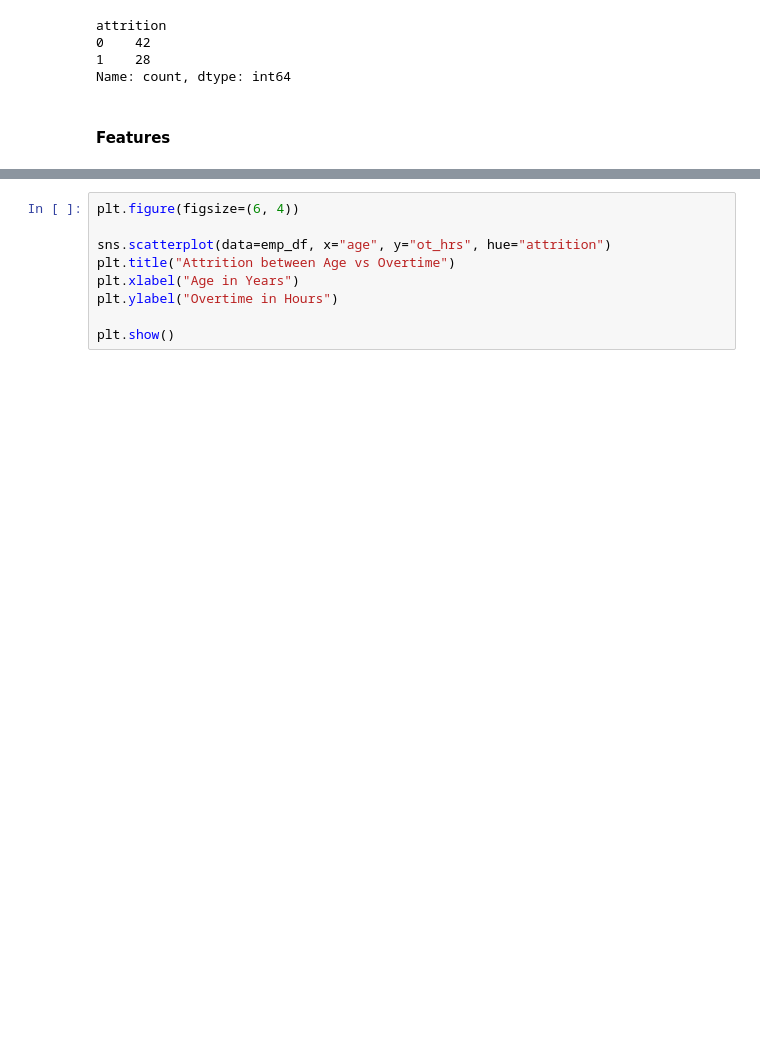
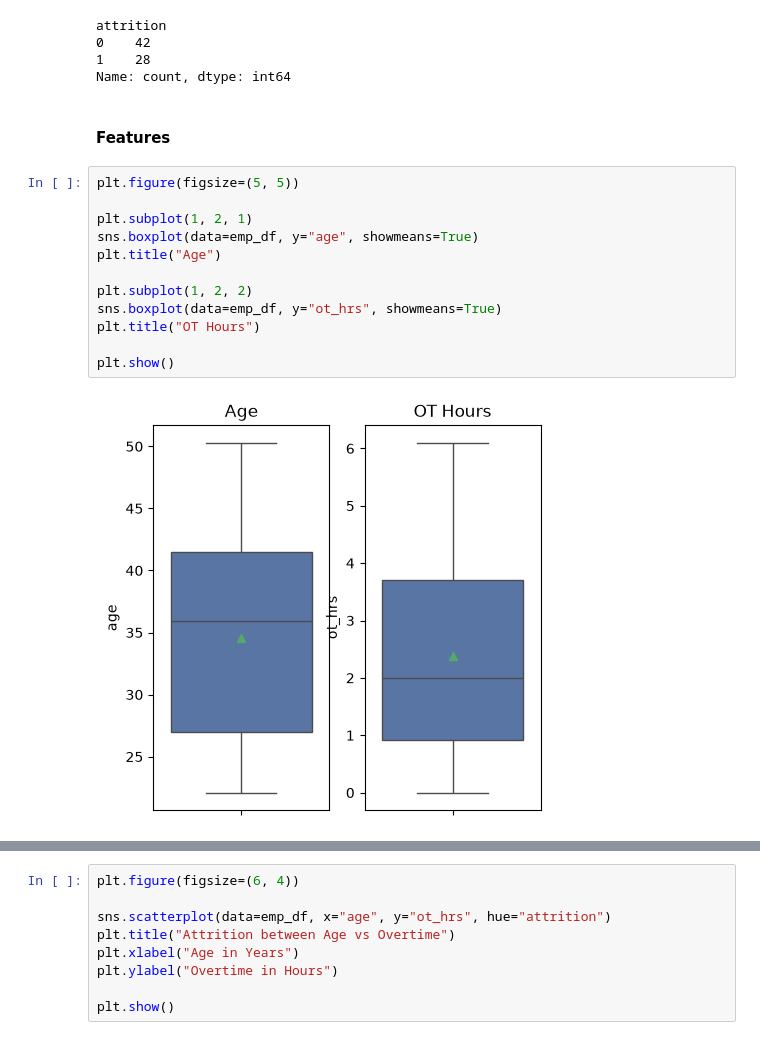
Before and after one commit to dheemanth-bhat/supervised-ml-algorithms, a Jupyter notebook: 04_Decision_Trees/03_Project_1.ipynb, the cells around one changed output, grey strips where cells are left out. Drawn from its saved outputs; the diff is of its cells as text; blank space fills up the shorter version.

```diff
--- a/04_Decision_Trees/03_Project_1.ipynb
+++ b/04_Decision_Trees/03_Project_1.ipynb
@@ -68,3 +68,17 @@ attrition
 Name: count, dtype: int64
 # %% [markdown]
 #### Features
+# %%
+plt.figure(figsize=(5, 5))
+
+plt.subplot(1, 2, 1)
+sns.boxplot(data=emp_df, y="age", showmeans=True)
+plt.title("Age")
+
+plt.subplot(1, 2, 2)
+sns.boxplot(data=emp_df, y="ot_hrs", showmeans=True)
+plt.title("OT Hours")
+
+plt.show()
+# %% [output]
+[figure, added]
```
Also changed, not shown: parts of 11 cells of this notebook, 6 other files.
